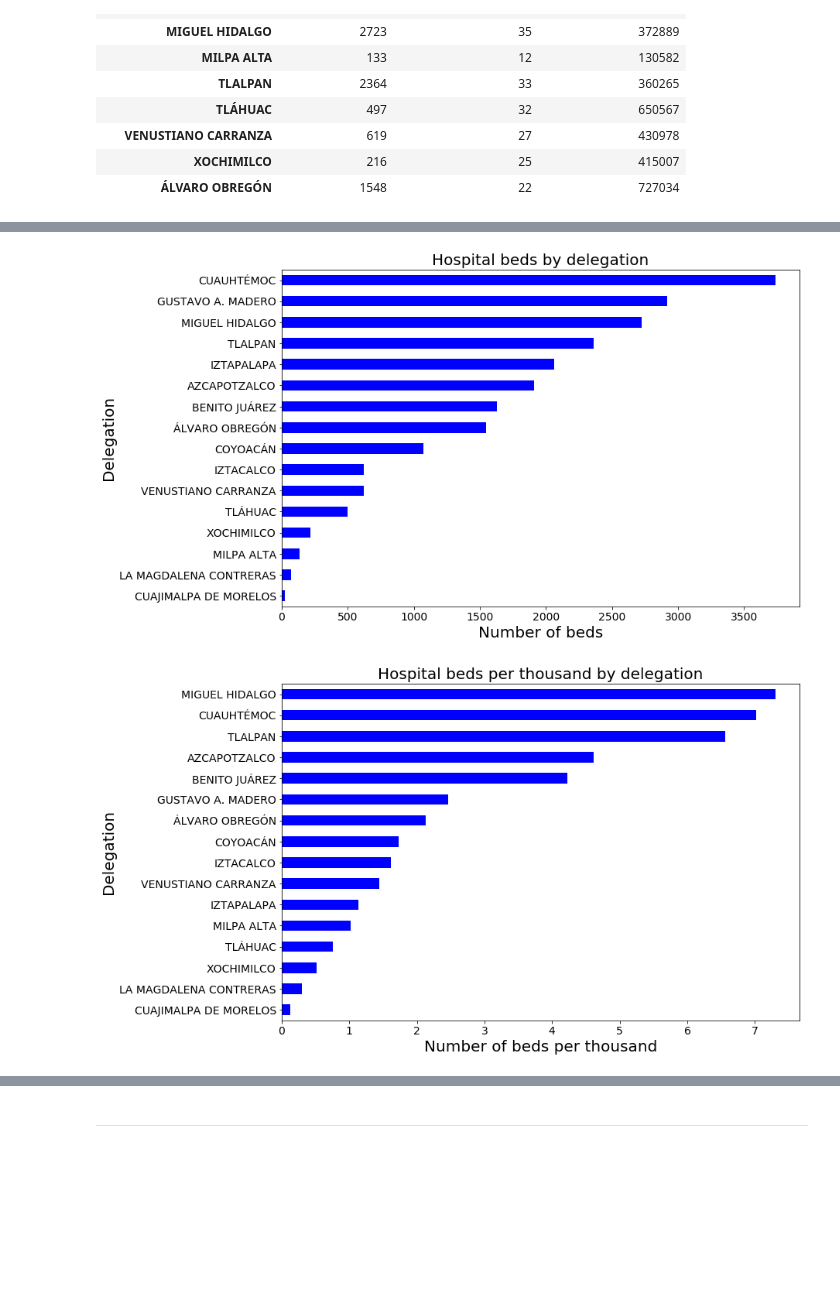
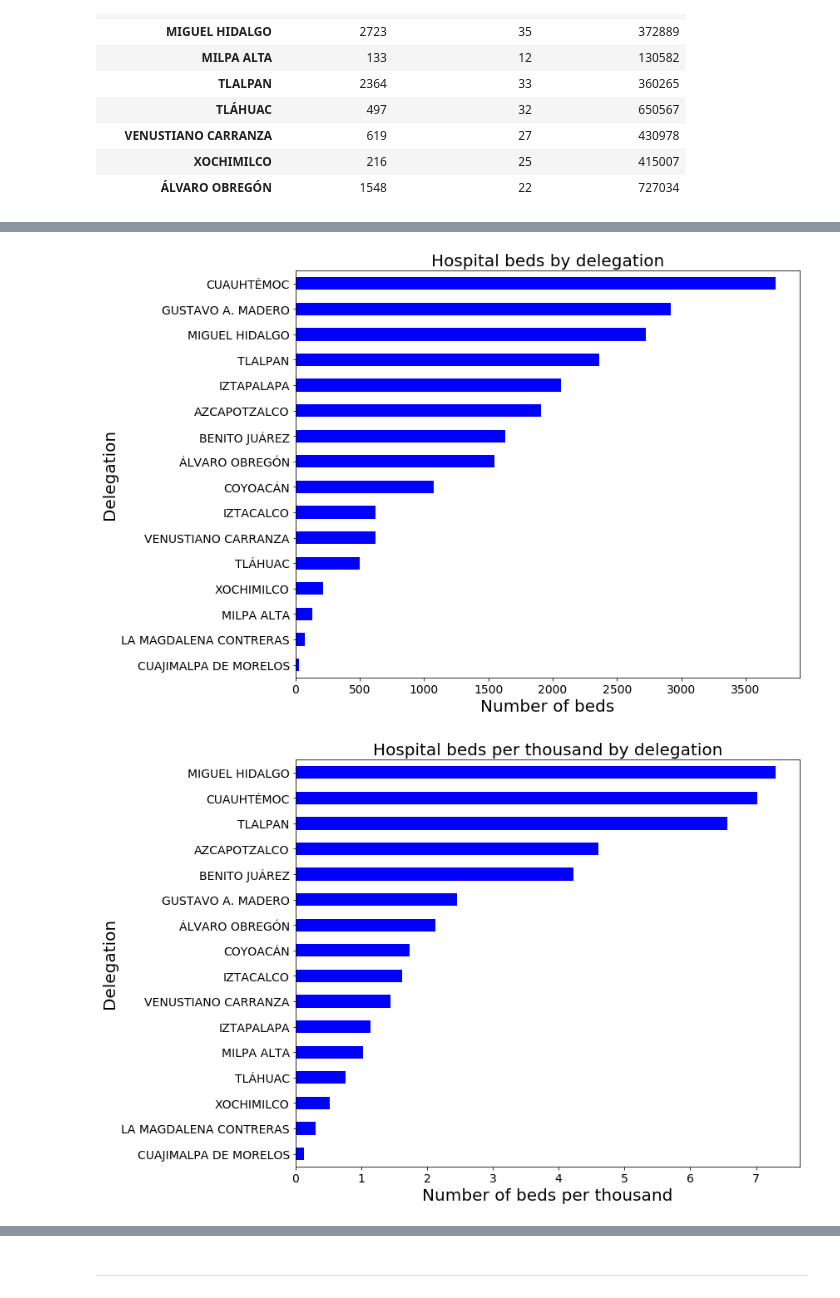
Before and after one commit to JoannePeel/healthcare-data-analysis, a Jupyter notebook: main.ipynb, the cells around one changed output, grey strips where cells are left out. Drawn from its saved outputs; the diff is of its cells as text; code cells hidden in the pictures; blank space fills up the shorter version.

```diff
--- a/main.ipynb
+++ b/main.ipynb
@@ -323,15 +324,16 @@ total_df_beds
 # %%
 total_df_beds = total_df_beds.sort_values("TOTAL DE CAMAS", ascending=True)
 total_df_beds['TOTAL DE CAMAS'].plot(kind="barh", figsize=(12,8), legend = False, facecolor = 'blue')
 plt.title("Hospital beds by delegation").set_size(20)
 plt.xlabel("Number of beds").set_size(20)
 plt.ylabel("Delegation").set_size(20)
 plt.tick_params(axis="x", labelsize=14)
 plt.tick_params(axis="y", labelsize=14)
+plt.tight_layout()
 plt.savefig("figures/number_of_bed_by_delegation.png")
 plt.show()
 # %% [output]
-[figure, old version]
+[figure, new version]
 # %%
 total_df_beds = total_df_beds.sort_values("BEDS PER 1000", ascending=True)
 total_df_beds['BEDS PER 1000'].plot(kind="barh", figsize=(12,8), legend = False, facecolor = 'blue')
@@ -340,10 +342,11 @@ plt.xlabel("Number of beds per thousand").set_size(20)
 plt.ylabel("Delegation").set_size(20)
 plt.tick_params(axis="x", labelsize=14)
 plt.tick_params(axis="y", labelsize=14)
+plt.tight_layout()
 plt.savefig("figures/number_of_bed_by_delegation_capita.png")
 plt.show()
 # %% [output]
-[figure, old version]
+[figure, new version]
 # %%
 total_df_beds = total_df_beds.sort_values("TOTAL DE HOSPITALES", ascending=True)
 total_df_beds['TOTAL DE HOSPITALES'].plot(kind="barh", figsize=(12,8), legend = False, facecolor = 'lightblue')
```
Also changed, not shown: parts of 11 cells of this notebook, 14 other files.
